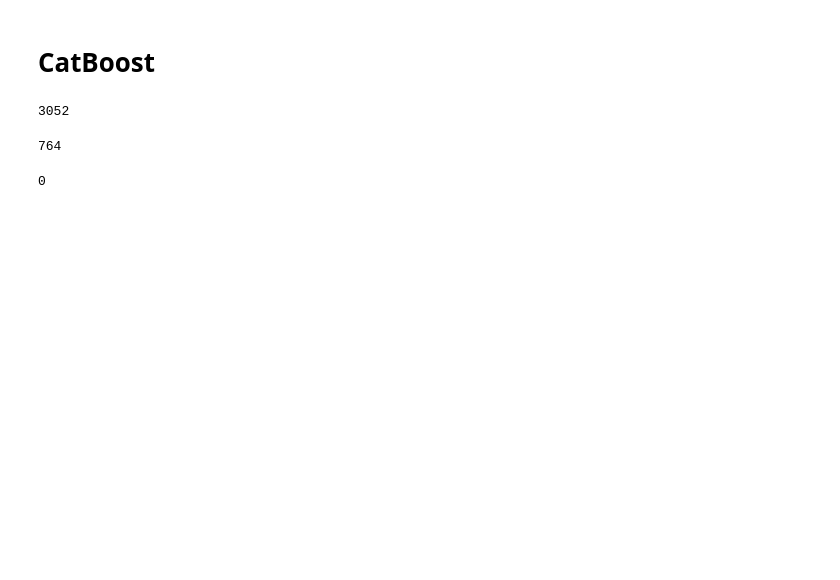
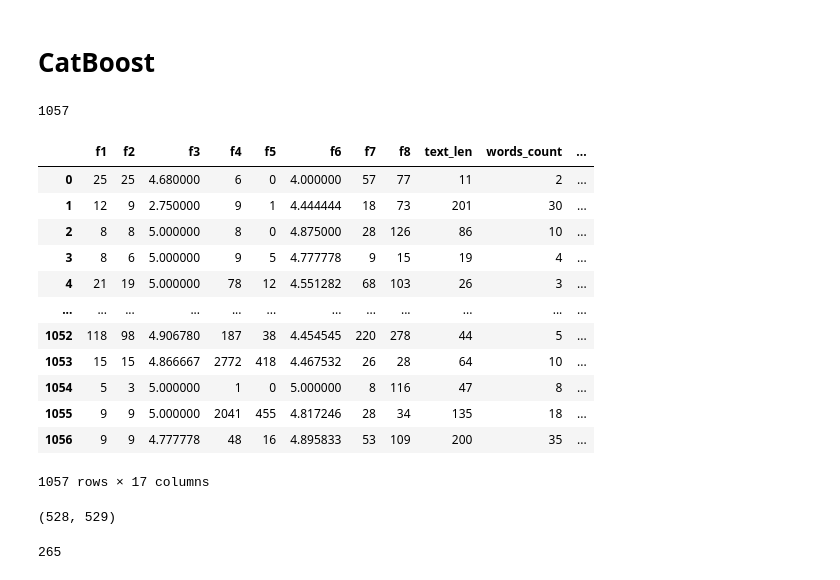
Before and after one commit to BuldakovN/WB, a Jupyter notebook: data/data_preprocessing.ipynb, the cells around one changed output. Drawn from its saved outputs; the diff is of its cells as text; code cells hidden in the pictures; blank space fills up the shorter version.

```diff
--- a/data/data_preprocessing.ipynb
+++ b/data/data_preprocessing.ipynb
@@ -314,18 +232,34 @@ import pandas as pd
 # %%
-data = pd.read_csv('./balanced_data/train_data.csv').dropna()
-Y_train = data['label']
-X_train = data.drop(['label', 'id1', 'id2', 'id3', 'text'], axis=1)
+data_train = pd.read_csv('./cutted_data/train_data.csv')
+Y_train = data_train['label']
+X_train = data_train.drop(['label', 'id1', 'id2', 'id3', 'text', 'id1_0', 'id1_1', 'id2_0', 'id2_1'], axis=1)
 len(X_train)
 # %% [output]
-3052
+1057
+# %%
+X_train
+# %% [output]
+|  | f1 | f2 | f3 | f4 | f5 | f6 | f7 | f8 | text_len | words_count | ... |
+| 0 | 25 | 25 | 4.680000 | 6 | 0 | 4.000000 | 57 | 77 | 11 | 2 | ... |
+| 1 | 12 | 9 | 2.750000 | 9 | 1 | 4.444444 | 18 | 73 | 201 | 30 | ... |
+| 2 | 8 | 8 | 5.000000 | 8 | 0 | 4.875000 | 28 | 126 | 86 | 10 | ... |
+| 3 | 8 | 6 | 5.000000 | 9 | 5 | 4.777778 | 9 | 15 | 19 | 4 | ... |
+| 4 | 21 | 19 | 5.000000 | 78 | 12 | 4.551282 | 68 | 103 | 26 | 3 | ... |
+| ... | ... | ... | ... | ... | ... | ... | ... | ... | ... | ... | ... |
+| 1052 | 118 | 98 | 4.906780 | 187 | 38 | 4.454545 | 220 | 278 | 44 | 5 | ... |
+| 1053 | 15 | 15 | 4.866667 | 2772 | 418 | 4.467532 | 26 | 28 | 64 | 10 | ... |
+| 1054 | 5 | 3 | 5.000000 | 1 | 0 | 5.000000 | 8 | 116 | 47 | 8 | ... |
+| 1055 | 9 | 9 | 5.000000 | 2041 | 455 | 4.817246 | 28 | 34 | 135 | 18 | ... |
+| 1056 | 9 | 9 | 4.777778 | 48 | 16 | 4.895833 | 53 | 109 | 200 | 35 | ... |
+1057 rows × 17 columns
+# %%
+sum(Y_train==1), sum(Y_train==0)
+# %% [output]
+(528, 529)
 # %%
-data = pd.read_csv('./balanced_data/valid_data.csv').dropna()
-Y_valid = data['label']
-X_valid = data.drop(['label', 'id1', 'id2', 'id3', 'text'], axis=1)
+data_valid = pd.read_csv('./cutted_data/valid_data.csv')
+Y_valid = data_valid['label']
+X_valid = data_valid.drop(['label', 'id1', 'id2', 'id3', 'text', 'id1_0', 'id1_1', 'id2_0', 'id2_1'], axis=1)
 len(X_valid)
 # %% [output]
-764
+265
-# %%
-Y_valid.isna().sum()
-# %% [output]
-0
```
Also changed, not shown: parts of 52 cells of this notebook, 22 other files.
